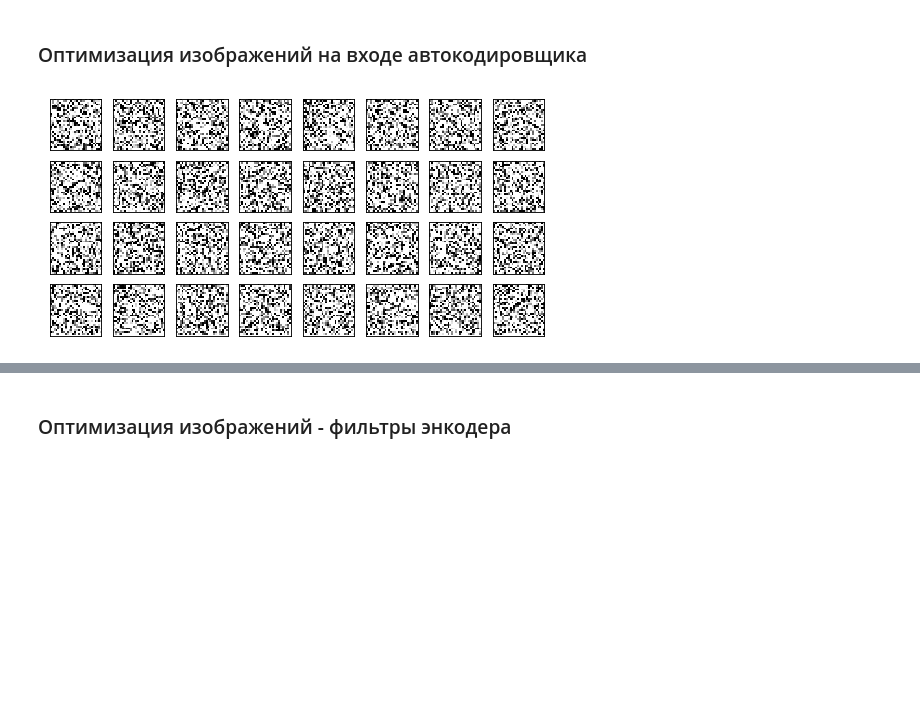
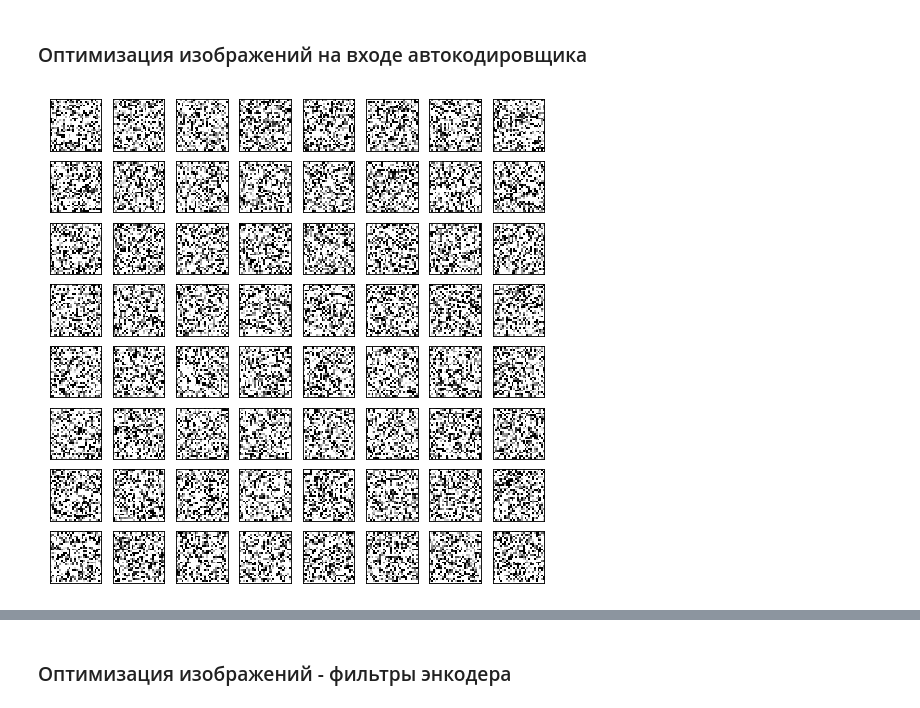
Before and after one commit to aleksey-egorov/dl-engineer-homework, a Jupyter notebook: homework_5/sparse_ae_conv-Copy1.ipynb, the cells around one changed output, grey strips where cells are left out. Saved outputs shown, nothing was run; the diff lists cells and outputs as text; code cells hidden in the pictures; blank space fills up the shorter version.

```diff
--- a/homework_5/sparse_ae_conv-Copy1.ipynb
+++ b/homework_5/sparse_ae_conv-Copy1.ipynb
@@ -324,9 +321,9 @@ model = torch.load('./adam_bn_l1')
 # %%
-img = torch.randn((32, 784)).view(-1, 1, 28, 28)
+img = torch.randn((64, 784)).view(-1, 1, 28, 28)
 to_plot = img.view(-1, 1, 28, 28).clamp(0, 1).data.numpy()
 plot_mnist(to_plot, (8, 8))
 # %% [output]
-[figure, old version]
+[figure, new version]
 # %%
 from torch.autograd import Variable
 
```
Also changed, not shown: parts of 11 cells of this notebook, 7 other files.
